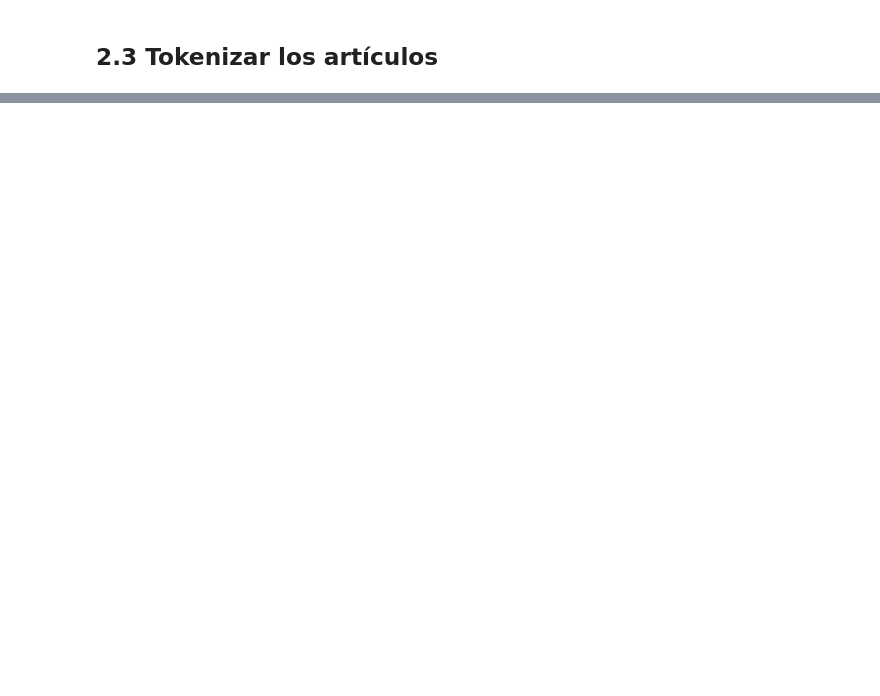
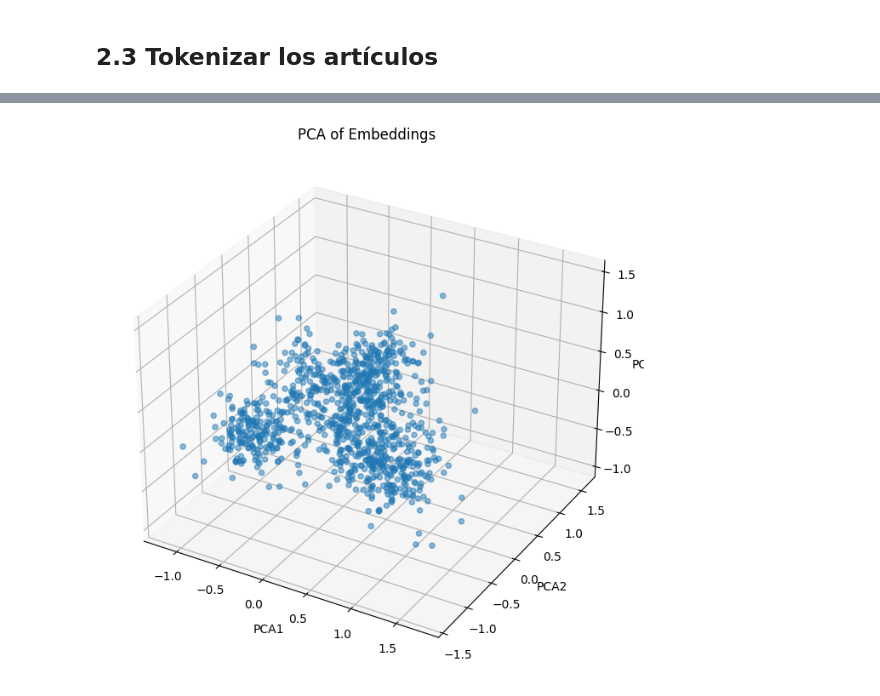
Before and after one commit to JoseADios/SemanticSearchPython, a Jupyter notebook: SemanticSearch.ipynb, the cells around one changed output, grey strips where cells are left out. Saved outputs shown, nothing was run; the diff lists cells and outputs as text; code cells hidden in the pictures; blank space fills up the shorter version.

```diff
--- a/SemanticSearch.ipynb
+++ b/SemanticSearch.ipynb
@@ -267,0 +348,17 @@ plt.show()
+# %%
+def visualizar_resultados_3d(resultados, columna_x, columna_y, columna_z):
+  pca = PCA(n_components=3)  # Para 3D
+  embeddings_pca = pca.fit_transform(embeddings)
+
+  fig = plt.figure(figsize=(10, 8))
+  ax = fig.add_subplot(111, projection='3d')
+  ax.scatter(embeddings_pca[:, 0], embeddings_pca[:, 1], embeddings_pca[:, 2], alpha=0.5)
+  ax.set_xlabel('PCA1')
+  ax.set_ylabel('PCA2')
+  ax.set_zlabel('PCA3')
+  ax.set_title('PCA of Embeddings')
+  plt.show()
+# %%
+visualizar_resultados_3d(df, 'pca1', 'pca2', 'pca3')
+# %% [output]
+[figure, added]
```
Also changed, not shown: parts of 38 cells of this notebook.
